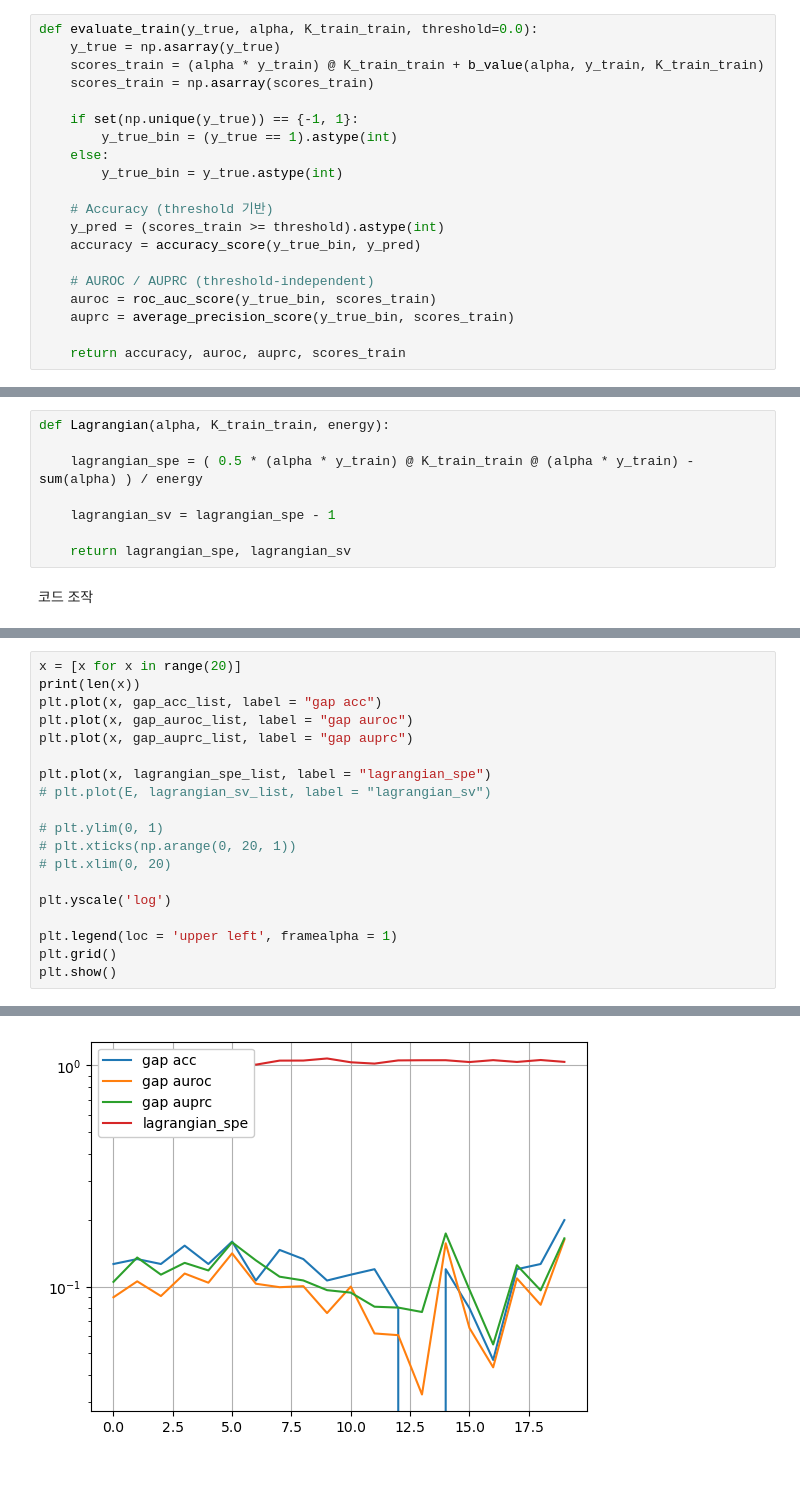
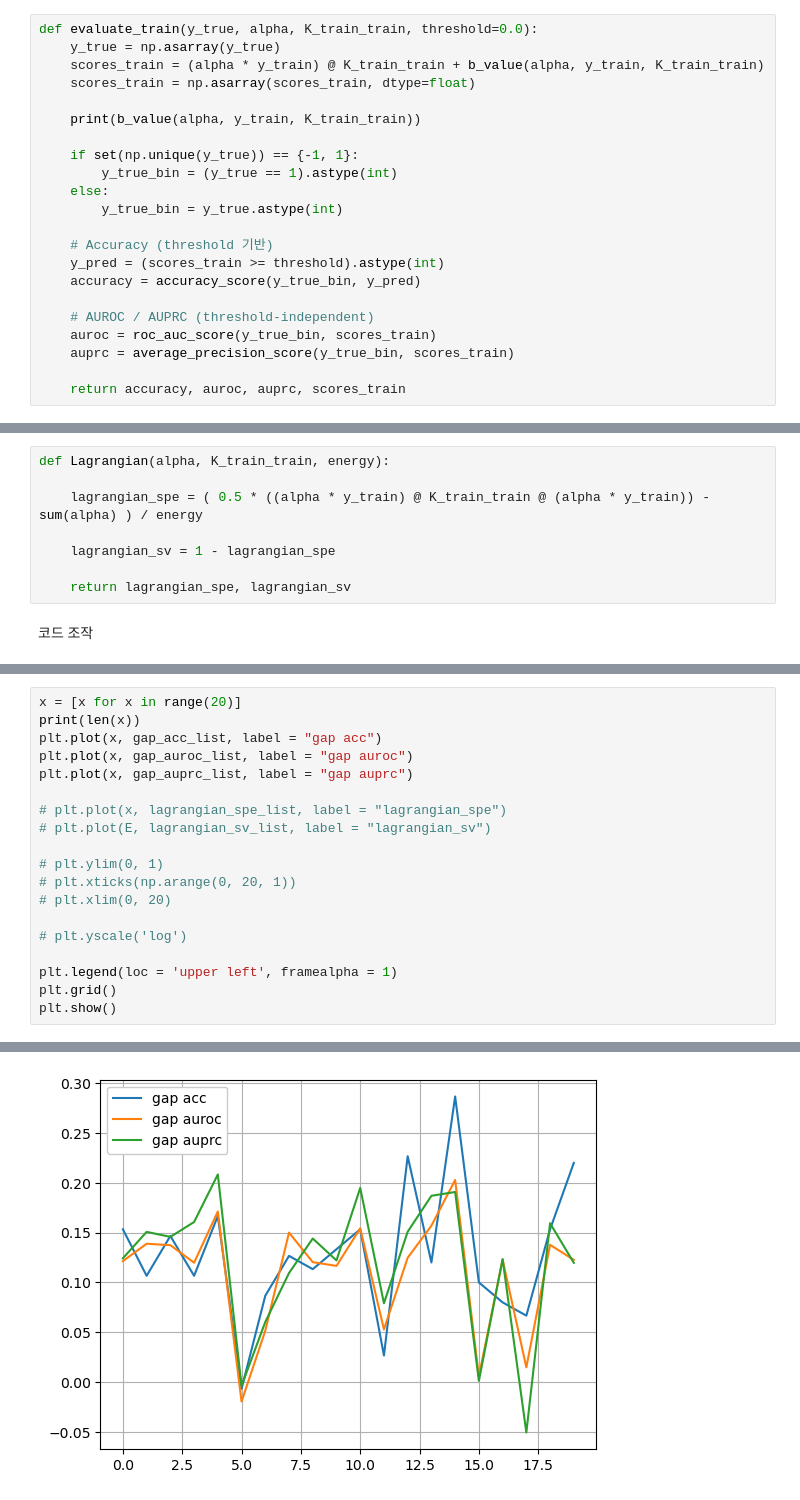
Before and after one commit to sbchae04-tech/Support-Vector-Machine, a Jupyter notebook: QUBO/Quantum_SVM_Gaussian_neal.ipynb, the cells around one changed output, grey strips where cells are left out. Cells and saved outputs as stored; diff of their text form; blank space fills up the shorter version.

```diff
--- a/QUBO/Quantum_SVM_Gaussian_neal.ipynb
+++ b/QUBO/Quantum_SVM_Gaussian_neal.ipynb
@@ -314,7 +314,9 @@ def Test_Graph(alpha, K_train_train, energy):
 def evaluate_train(y_true, alpha, K_train_train, threshold=0.0):
     y_true = np.asarray(y_true)
     scores_train = (alpha * y_train) @ K_train_train + b_value(alpha, y_train, K_train_train)
-    scores_train = np.asarray(scores_train)
+    scores_train = np.asarray(scores_train, dtype=float)
+
+    print(b_value(alpha, y_train, K_train_train))
 
     if set(np.unique(y_true)) == {-1, 1}:
         y_true_bin = (y_true == 1).astype(int)
@@ -406,9 +408,9 @@ def Hinge_Loss(alpha, K_train_train, scores_train):
 # %%
 def Lagrangian(alpha, K_train_train, energy):
 
-    lagrangian_spe = ( 0.5 * (alpha * y_train) @ K_train_train @ (alpha * y_train) - sum(alpha) ) / energy
+    lagrangian_spe = ( 0.5 * ((alpha * y_train) @ K_train_train @ (alpha * y_train)) - sum(alpha) ) / energy
 
-    lagrangian_sv = lagrangian_spe - 1
+    lagrangian_sv = 1 - lagrangian_spe
 
     return lagrangian_spe, lagrangian_sv
 # %% [markdown]
@@ -494,25 +520,25 @@ ValueError: Input contains NaN.
 # %%
 x = [x for x in range(20)]
 print(len(x))
 plt.plot(x, gap_acc_list, label = "gap acc")
 plt.plot(x, gap_auroc_list, label = "gap auroc")
 plt.plot(x, gap_auprc_list, label = "gap auprc")
 
-plt.plot(x, lagrangian_spe_list, label = "lagrangian_spe")
+# plt.plot(x, lagrangian_spe_list, label = "lagrangian_spe")
 # plt.plot(E, lagrangian_sv_list, label = "lagrangian_sv")
 
 # plt.ylim(0, 1)
 # plt.xticks(np.arange(0, 20, 1))
 # plt.xlim(0, 20)
 
-plt.yscale('log')
+# plt.yscale('log')
 
 plt.legend(loc = 'upper left', framealpha = 1)
 plt.grid()
 plt.show()
 # %% [output]
 20
-[figure, old version]
+[figure, new version]
 # %%
 Loss = [(Loss_test_mean[i] - Loss_train_mean[i]) for i in range(len(Loss_train_mean))]
 
```
Also changed, not shown: parts of 7 cells of this notebook, 2 other files.
